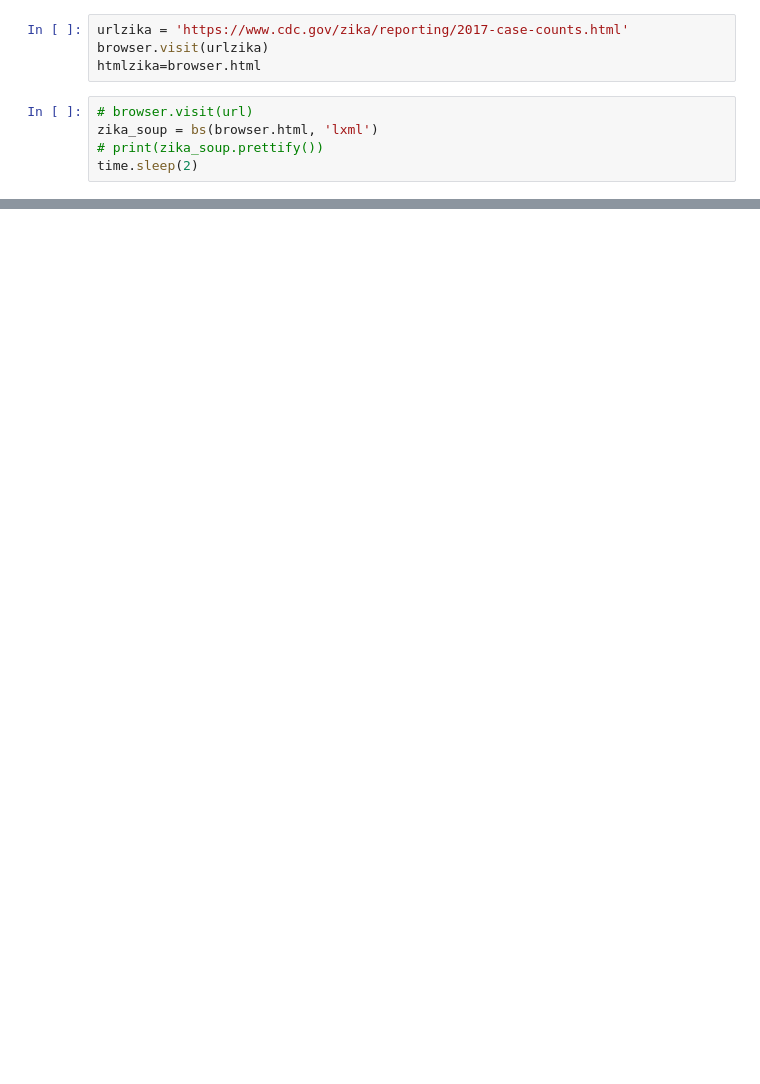
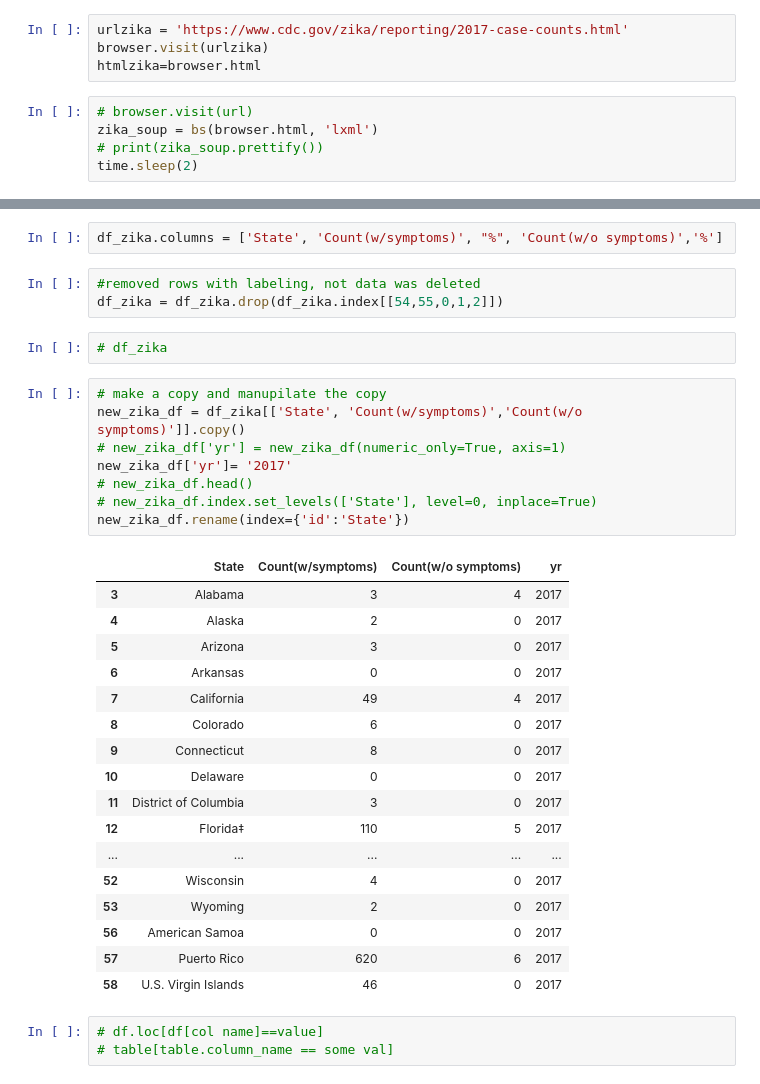
Before and after one commit to kentlum2018/ETL-Project, a Jupyter notebook: Zika .ipynb, the cells around one changed output, grey strips where cells are left out. Drawn from its saved outputs; the diff is of its cells as text; blank space fills up the shorter version.

```diff
--- a/Zika .ipynb
+++ b/Zika .ipynb
@@ -173,0 +29,36 @@ html_table
+# %%
+df_zika.columns = ['State', 'Count(w/symptoms)', "%", 'Count(w/o symptoms)','%']
+# %%
+#removed rows with labeling, not data was deleted
+df_zika = df_zika.drop(df_zika.index[[54,55,0,1,2]])
+# %%
+# df_zika
+# %%
+# make a copy and manupilate the copy
+new_zika_df = df_zika[['State', 'Count(w/symptoms)','Count(w/o symptoms)']].copy()
+# new_zika_df['yr'] = new_zika_df(numeric_only=True, axis=1)
+new_zika_df['yr']= '2017'
+# new_zika_df.head()
+# new_zika_df.index.set_levels(['State'], level=0, inplace=True)
+new_zika_df.rename(index={'id':'State'})
+# %% [output]
+|  | State | Count(w/symptoms) | Count(w/o symptoms) | yr |
+| 3 | Alabama | 3 | 4 | 2017 |
+| 4 | Alaska | 2 | 0 | 2017 |
+| 5 | Arizona | 3 | 0 | 2017 |
+| 6 | Arkansas | 0 | 0 | 2017 |
+| 7 | California | 49 | 4 | 2017 |
+| 8 | Colorado | 6 | 0 | 2017 |
+| 9 | Connecticut | 8 | 0 | 2017 |
+| 10 | Delaware | 0 | 0 | 2017 |
+| 11 | District of Columbia | 3 | 0 | 2017 |
+| 12 | Florida‡ | 110 | 5 | 2017 |
+| ... | ... | ... | ... | ... |
+| 52 | Wisconsin | 4 | 0 | 2017 |
+| 53 | Wyoming | 2 | 0 | 2017 |
+| 56 | American Samoa | 0 | 0 | 2017 |
+| 57 | Puerto Rico | 620 | 6 | 2017 |
+| 58 | U.S. Virgin Islands | 46 | 0 | 2017 |
+# %%
+# df.loc[df[col name]==value]
+# table[table.column_name == some val]
```
Also changed, not shown: parts of 70 cells of this notebook.
